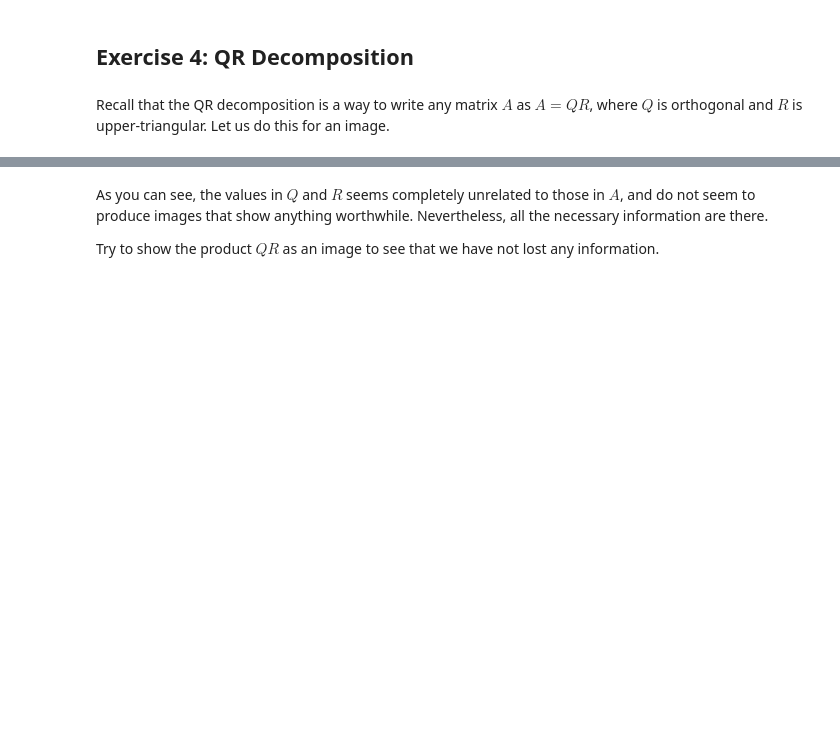
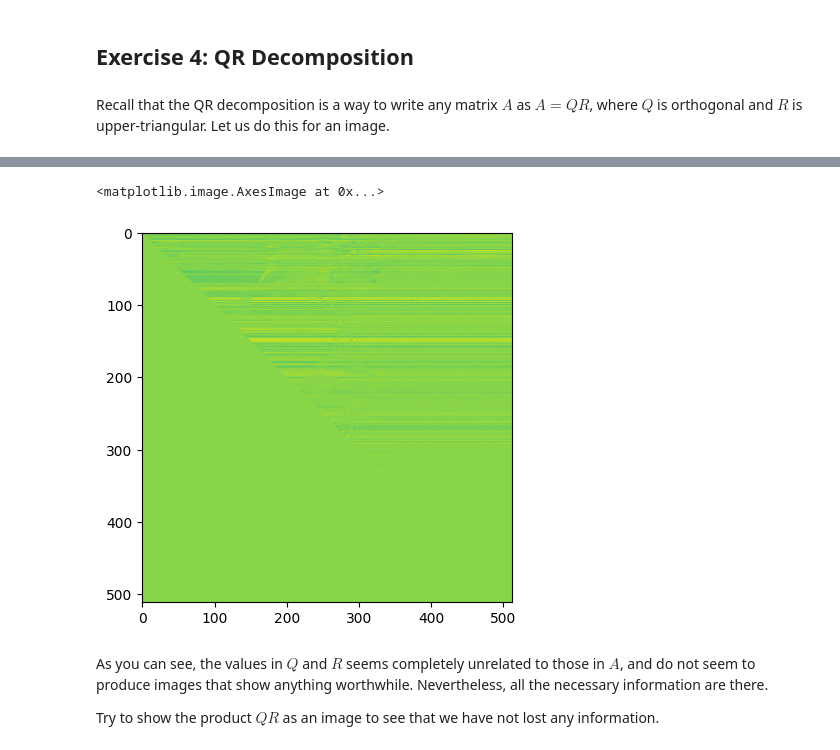
Before and after one commit to Matheus-IT/data_exploration, a Jupyter notebook: NumPy/numpy_course/10 Exercise - Advanced Linear Algebra.ipynb, the cells around one changed output, grey strips where cells are left out. Cells and saved outputs as stored; diff of their text form; code cells hidden in the pictures; blank space fills up the shorter version.

```diff
--- a/NumPy/numpy_course/10 Exercise - Advanced Linear Algebra.ipynb
+++ b/NumPy/numpy_course/10 Exercise - Advanced Linear Algebra.ipynb
@@ -60,5 +92,9 @@ camera = data.camera()
 # %%
 # Show the image represented by R
+plt.imshow(R)
+# %% [output]
+<matplotlib.image.AxesImage at 0x...>
+[figure, added]
 # %% [markdown]
 As you can see, the values in $Q$ and $R$ seems completely unrelated to those in $A$, and do not seem to produce images that show anything worthwhile. Nevertheless, all the necessary information are there.
 
```
Also changed, not shown: parts of 13 cells of this notebook.
